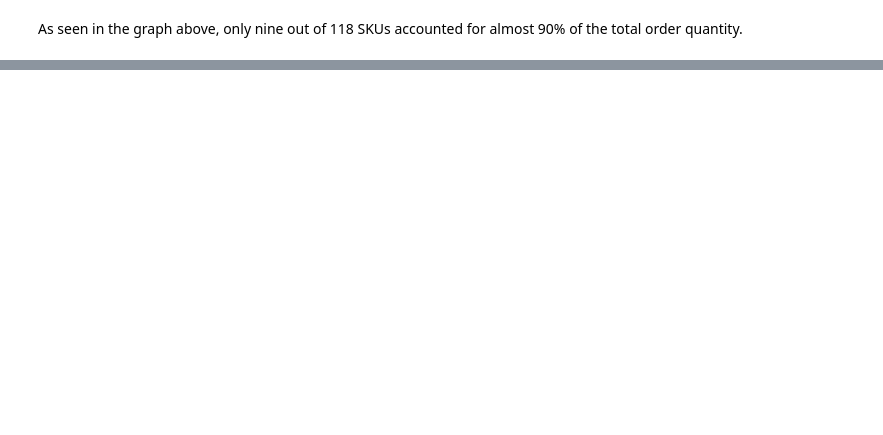
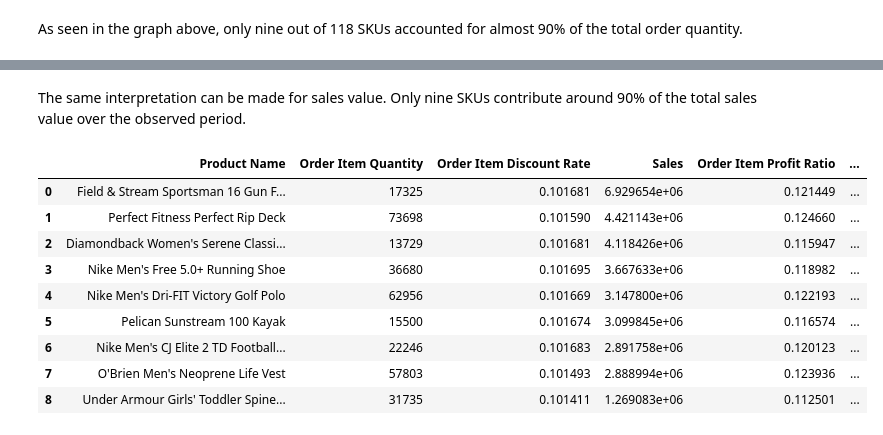
Before and after one commit to emirhansilsupur/supply-chain-analytics-forecasting, a Jupyter notebook: SC_Analytics_Forecasting.ipynb, the cells around one changed output, grey strips where cells are left out. Drawn from its saved outputs; the diff is of its cells as text; code cells hidden in the pictures; blank space fills up the shorter version.

```diff
--- a/SC_Analytics_Forecasting.ipynb
+++ b/SC_Analytics_Forecasting.ipynb
@@ -684,0 +687,21 @@ As seen in the graph above, only nine out of 118 SKUs accounted for almost 90% o
+# %%
+df_cluster_sorted_sales = df_clustering_agg.sort_values(by="Sales",ascending=False).reset_index(drop=True)
+# %%
+df_cluster_sorted_sales["cum_sales_perc"] = df_cluster_sorted_sales["Sales"].cumsum() / df_cluster_sorted_sales["Sales"].sum()
+
+fig, ax = plt.subplots(figsize=(12,8))
+
+ax.bar(df_cluster_sorted_sales["Product Name"],df_cluster_sorted_sales["Sales"]);
+ax.set_xticklabels(df_cluster_sorted_sales["Product Name"], rotation=45, ha="right",fontsize=4)
+ax.set_title("Sales Distribution: Pareto Chart")
+
+
+ax2 = ax.twinx()
+ax2.plot(df_cluster_sorted_sales["Product Name"], df_cluster_sorted_sales["cum_sales_perc"], color="tab:red")
+ax2.yaxis.set_major_formatter(PercentFormatter())
+ax2.grid(axis="y")
+ax2.set_axisbelow(True)
+ax.tick_params(axis="y", colors="tab:blue")
+ax2.tick_params(axis="y", colors="tab:red")
+
+plt.show()
@@ -684,0 +710,16 @@ As seen in the graph above, only nine out of 118 SKUs accounted for almost 90% o
+# %% [markdown]
+The same interpretation can be made for sales value. Only nine SKUs contribute around 90% of the total sales value over the observed period.
+# %%
+# 9 out of 118 SKUs
+df_cluster_sorted_sales.head(9)
+# %% [output]
+|  | Product Name | Order Item Quantity | Order Item Discount Rate | Sales | Order Item Profit Ratio | ... |
+| 0 | Field & Stream Sportsman 16 Gun F... | 17325 | 0.101681 | 6.929654e+06 | 0.121449 | ... |
+| 1 | Perfect Fitness Perfect Rip Deck | 73698 | 0.101590 | 4.421143e+06 | 0.124660 | ... |
+| 2 | Diamondback Women's Serene Classi... | 13729 | 0.101681 | 4.118426e+06 | 0.115947 | ... |
+| 3 | Nike Men's Free 5.0+ Running Shoe | 36680 | 0.101695 | 3.667633e+06 | 0.118982 | ... |
+| 4 | Nike Men's Dri-FIT Victory Golf Polo | 62956 | 0.101669 | 3.147800e+06 | 0.122193 | ... |
+| 5 | Pelican Sunstream 100 Kayak | 15500 | 0.101674 | 3.099845e+06 | 0.116574 | ... |
+| 6 | Nike Men's CJ Elite 2 TD Football... | 22246 | 0.101683 | 2.891758e+06 | 0.120123 | ... |
+| 7 | O'Brien Men's Neoprene Life Vest | 57803 | 0.101493 | 2.888994e+06 | 0.123936 | ... |
+| 8 | Under Armour Girls' Toddler Spine... | 31735 | 0.101411 | 1.269083e+06 | 0.112501 | ... |
```
Also changed, not shown: parts of 5 cells of this notebook.
